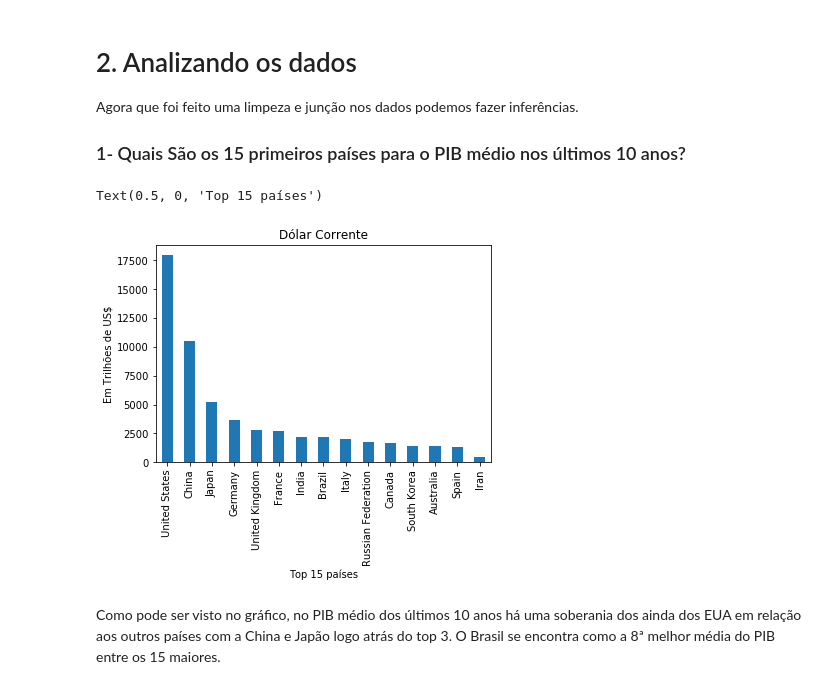
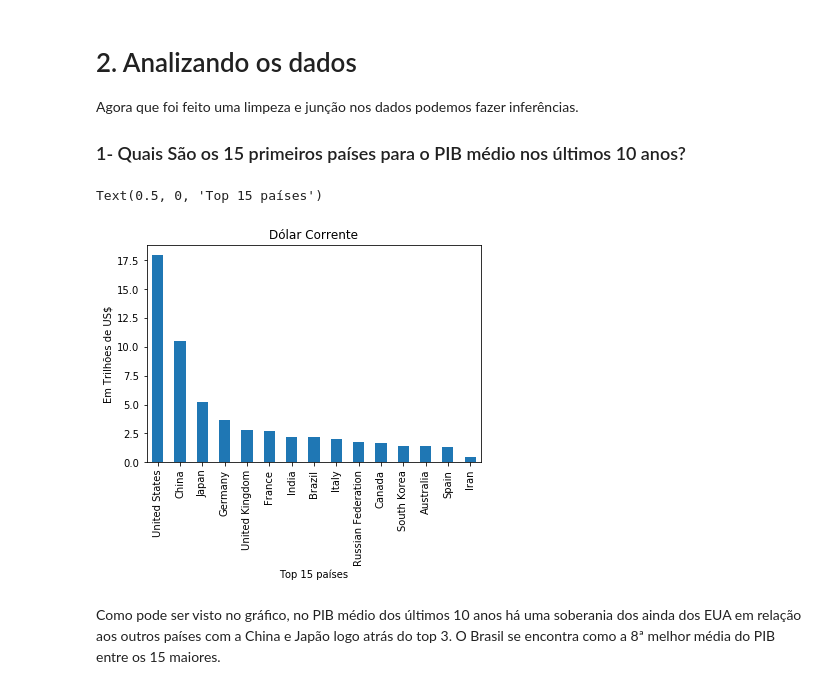
Before and after one commit to WMaia9/PIB-e-Energy-Supply, a Jupyter notebook: PIB e Energy Supply.ipynb, the cells around one changed output. Cells and saved outputs as stored; diff of their text form; code cells hidden in the pictures.

```diff
--- a/PIB e Energy Supply.ipynb
+++ b/PIB e Energy Supply.ipynb
@@ -87,16 +87,16 @@ Agora que foi feito uma limpeza e junção nos dados podemos fazer inferências.
 ### 1- Quais São os 15 primeiros países para o PIB médio nos últimos 10 anos?
 # %%
 Top = data_cleaning()
-top = Top[['2010', '2011', '2012', '2013', '2014', '2015', '2016', '2017', '2018', '2019']] / 10**9
+top = Top[['2010', '2011', '2012', '2013', '2014', '2015', '2016', '2017', '2018', '2019']] / 10**12
 avgGDP = top.mean(axis=1).sort_values(ascending=False)
 avgGDP = avgGDP
 avgGDP.rename('avgGDP')
 ax = avgGDP.plot.bar(title='Dólar Corrente')
 ax.set_ylabel('Em Trilhões de US$')
 ax.set_xlabel('Top 15 países')
 # %% [output]
 Text(0.5, 0, 'Top 15 países')
-[figure, old version]
+[figure, new version]
 # %% [markdown]
 Como pode ser visto no gráfico, no PIB médio dos últimos 10 anos há uma soberania dos ainda dos EUA em relação aos outros países com a China e Japão logo atrás do top 3. O Brasil se encontra como a 8ª melhor média do PIB entre os 15 maiores.
 # %% [markdown]
```
Also changed, not shown: parts of 1 cell of this notebook.
